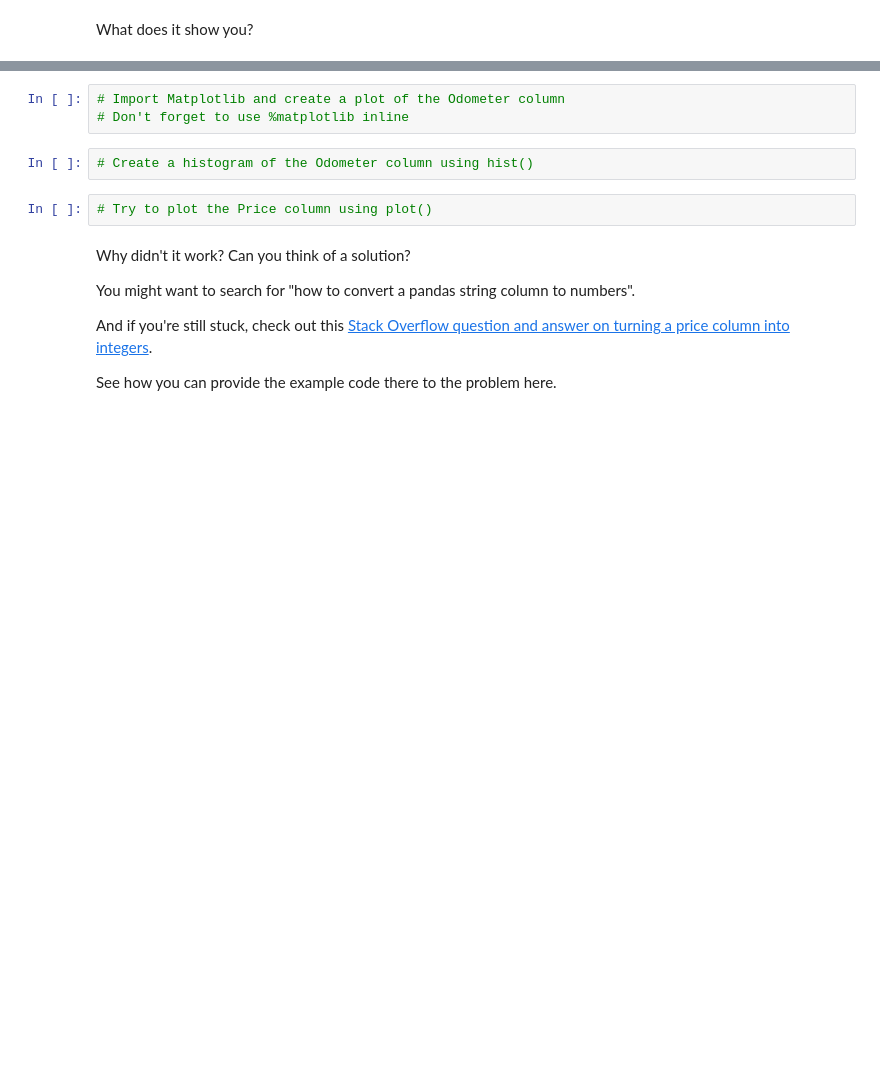
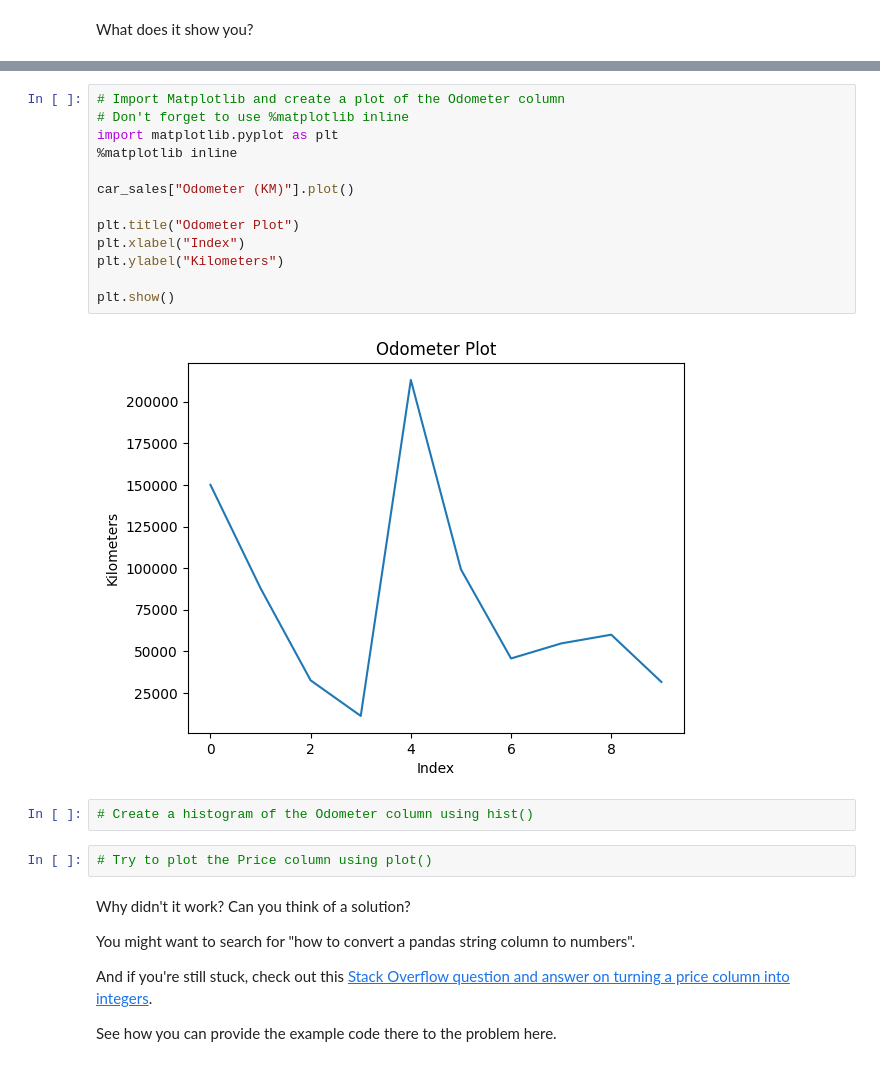
Before and after one commit to ican17/ML, a Jupyter notebook: section-2-data-science-and-ml-tools/pandas-exercises.ipynb, the cells around one changed output, grey strips where cells are left out. Cells and saved outputs as stored; diff of their text form; blank space fills up the shorter version.

```diff
--- a/section-2-data-science-and-ml-tools/pandas-exercises.ipynb
+++ b/section-2-data-science-and-ml-tools/pandas-exercises.ipynb
@@ -108,6 +236,18 @@ Check the pandas documentation for [.loc](https://pandas.pydata.org/pandas-docs/
 # %%
 # Import Matplotlib and create a plot of the Odometer column
 # Don't forget to use %matplotlib inline
+import matplotlib.pyplot as plt
+%matplotlib inline
+
+car_sales["Odometer (KM)"].plot()
+
+plt.title("Odometer Plot")
+plt.xlabel("Index")
+plt.ylabel("Kilometers")
+
+plt.show()
+# %% [output]
+[figure, added]
 # %%
 # Create a histogram of the Odometer column using hist()
 # %%
```
Also changed, not shown: parts of 19 cells of this notebook.
